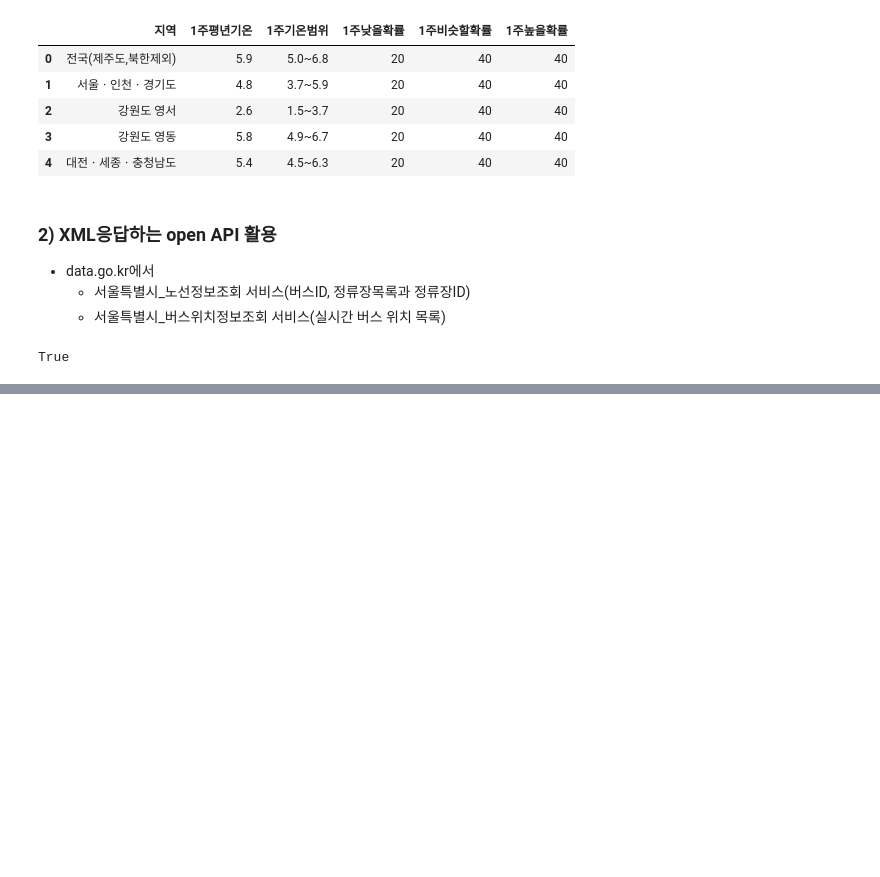
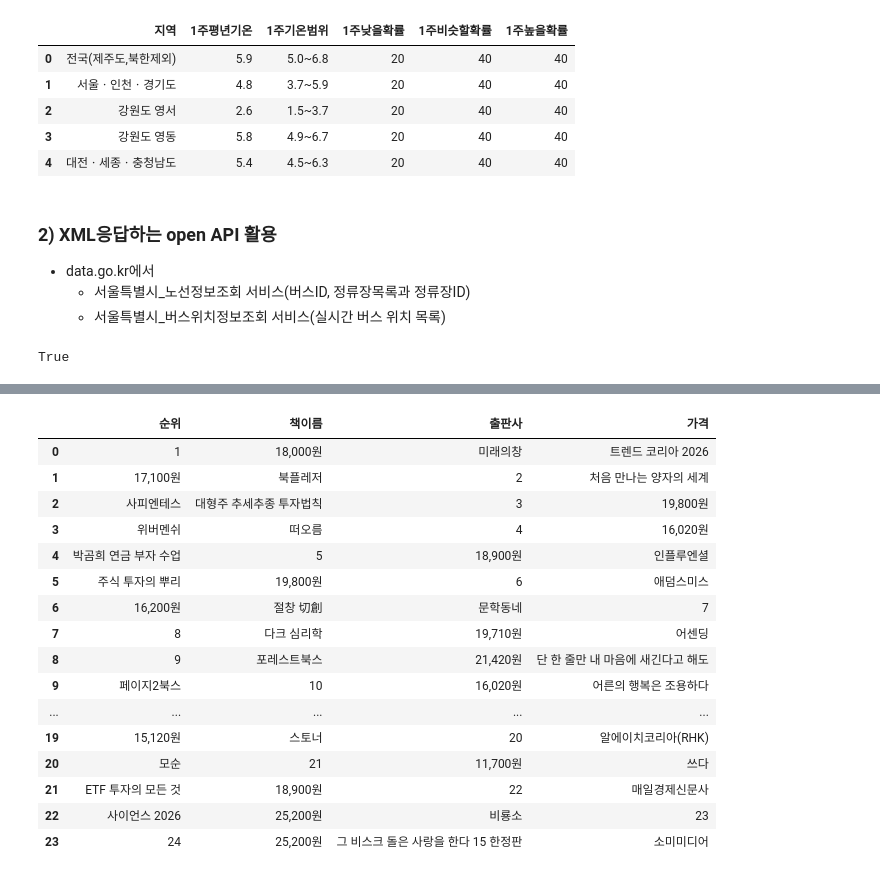
Before and after one commit to taro87/ai, a Jupyter notebook: source/01_python/ch14 웹데이터수집1 정적_공공API.ipynb, the cells around one changed output, grey strips where cells are left out. Drawn from its saved outputs; the diff is of its cells as text; code cells hidden in the pictures; blank space fills up the shorter version.

```diff
--- a/source/01_python/ch14 웹데이터수집1 정적_공공API.ipynb
+++ b/source/01_python/ch14 웹데이터수집1 정적_공공API.ipynb
@@ -982,0 +1061,46 @@ df_position
+# %%
+import requests
+import pandas as pd
+from bs4 import BeautifulSoup
+with open('data/ch14_yes24.txt', 'w', encoding='utf-8') as f:
+    pass
+url = 'http://www.yes24.com/24/category/bestseller'
+response = requests.get(url)
+soup = BeautifulSoup(response.text, "html.parser")
+book_find_list = []
+book_rank_els = soup.select('div.img_upper > em.ico.rank')
+book_rank = [int(book_rank_el.text) for book_rank_el in book_rank_els]
+book_name_els = soup.select('div.info_row > a.gd_name')
+book_name = [book_name_el.text for book_name_el in book_name_els]
+authors_els = soup.select('span.authPub.info_auth')
+authors = [authors_el.text.strip() for authors_el in authors_els]
+publishers_els = soup.select('div.info_row.info_pubGrp > span.authPub.info_pub')
+publishers = [publishers_el.text for publishers_el in publishers_els]
+book_price_els = soup.select('div.info_price > strong.txt_num')
+book_price = [book_price_el.text for book_price_el in book_price_els]
+
+with open('data/ch14_yes24.txt', 'a', encoding='utf-8') as f:
+    for rank, title, publisher, price in zip(book_rank,book_name,publishers,book_price):
+        f.write(f'{rank}, {title}, {publisher}, {price}\n')
+        book_find_list.append({rank, title, publisher, price})
+df = pd.DataFrame(book_find_list, columns=['순위','책이름','출판사','가격'])
+df.to_csv(f'data/ch14_yes24.csv', index=False)
+df
+# %% [output]
+|  | 순위 | 책이름 | 출판사 | 가격 |
+| 0 | 1 | 18,000원 | 미래의창 | 트렌드 코리아 2026 |
+| 1 | 17,100원 | 북플레저 | 2 | 처음 만나는 양자의 세계 |
+| 2 | 사피엔테스 | 대형주 추세추종 투자법칙 | 3 | 19,800원 |
+| 3 | 위버멘쉬 | 떠오름 | 4 | 16,020원 |
+| 4 | 박곰희 연금 부자 수업 | 5 | 18,900원 | 인플루엔셜 |
+| 5 | 주식 투자의 뿌리 | 19,800원 | 6 | 애덤스미스 |
+| 6 | 16,200원 | 절창 切創 | 문학동네 | 7 |
+| 7 | 8 | 다크 심리학 | 19,710원 | 어센딩 |
+| 8 | 9 | 포레스트북스 | 21,420원 | 단 한 줄만 내 마음에 새긴다고 해도 |
+| 9 | 페이지2북스 | 10 | 16,020원 | 어른의 행복은 조용하다 |
+| ... | ... | ... | ... | ... |
+| 19 | 15,120원 | 스토너 | 20 | 알에이치코리아(RHK) |
+| 20 | 모순 | 21 | 11,700원 | 쓰다 |
+| 21 | ETF 투자의 모든 것 | 18,900원 | 22 | 매일경제신문사 |
+| 22 | 사이언스 2026 | 25,200원 | 비룡소 | 23 |
+| 23 | 24 | 25,200원 | 그 비스크 돌은 사랑을 한다 15 한정판 | 소미미디어 |
```
Also changed, not shown: parts of 15 cells of this notebook, 6 other files.
